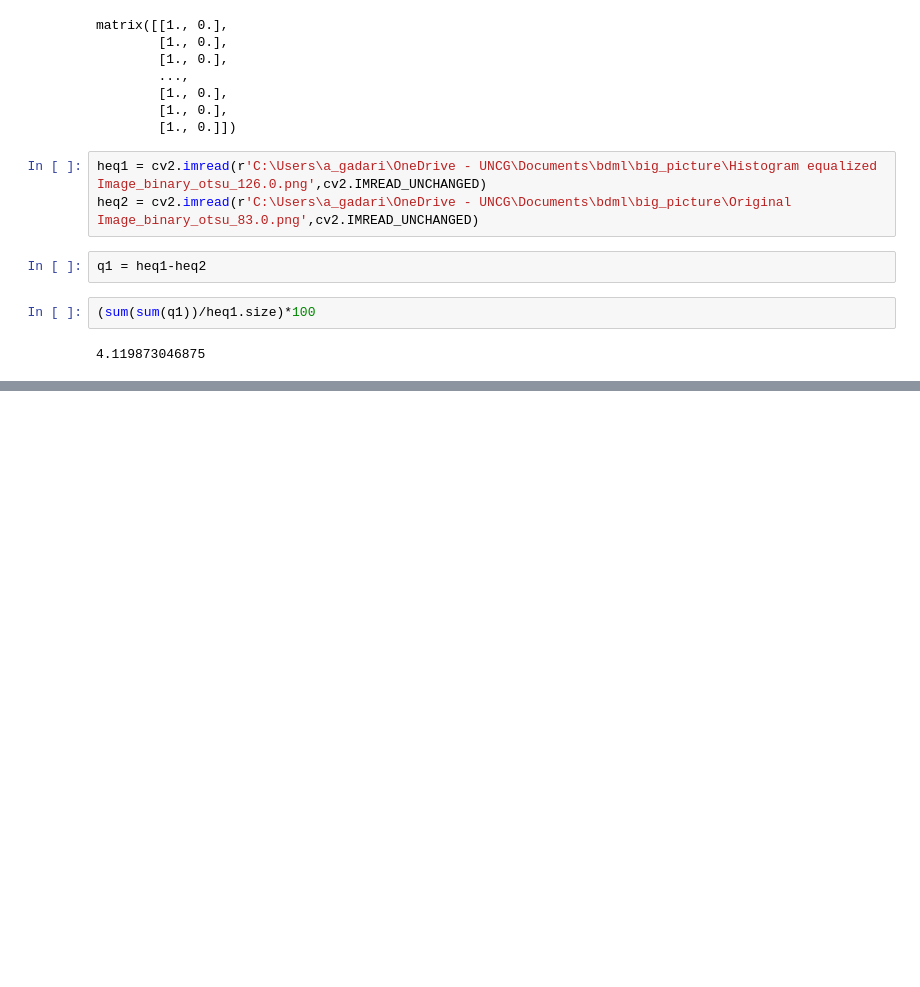
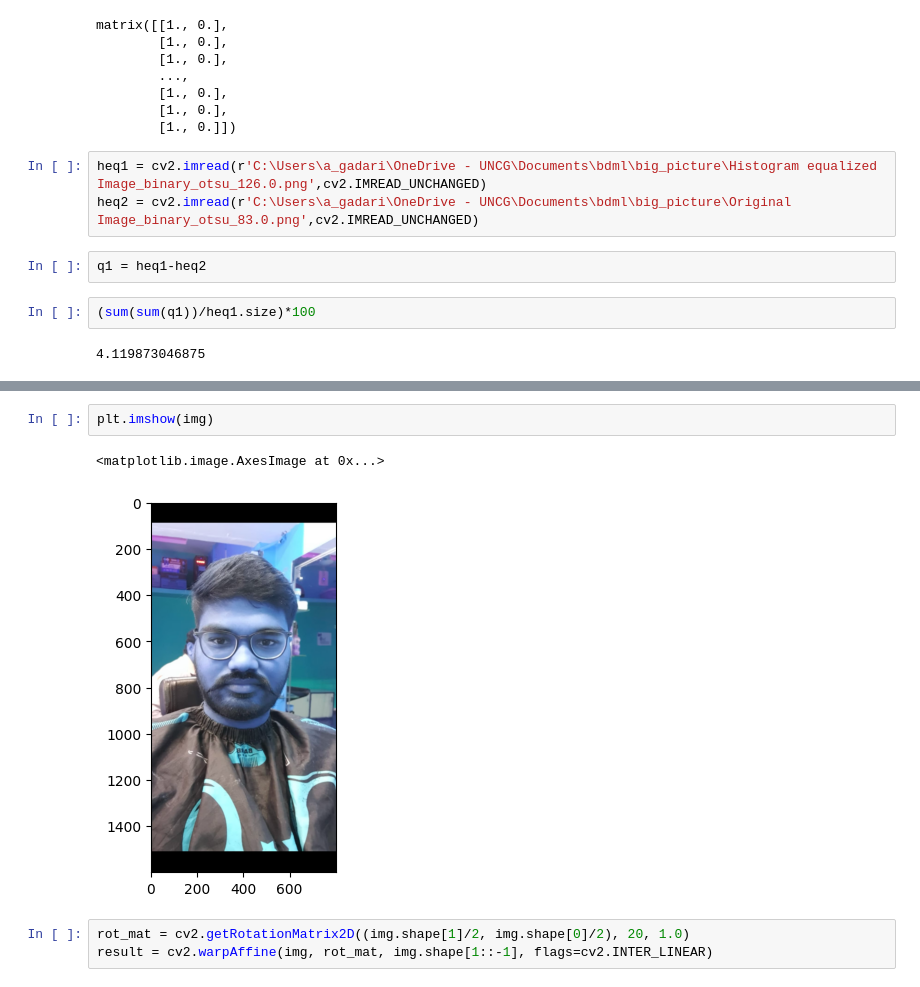
Before and after one commit to AdarshG-Uncg/bdml_610_project, a Jupyter notebook: exploration ipynb files/ex1.ipynb, the cells around one changed output, grey strips where cells are left out. Drawn from its saved outputs; the diff is of its cells as text; blank space fills up the shorter version.

```diff
--- a/exploration ipynb files/ex1.ipynb
+++ b/exploration ipynb files/ex1.ipynb
@@ -420,0 +461,8 @@ q1 = heq1-heq2
+# %%
+plt.imshow(img)
+# %% [output]
+<matplotlib.image.AxesImage at 0x...>
+[figure, added]
+# %%
+rot_mat = cv2.getRotationMatrix2D((img.shape[1]/2, img.shape[0]/2), 20, 1.0)
+result = cv2.warpAffine(img, rot_mat, img.shape[1::-1], flags=cv2.INTER_LINEAR)
```
Also changed, not shown: parts of 12 cells of this notebook, 8 other files.
